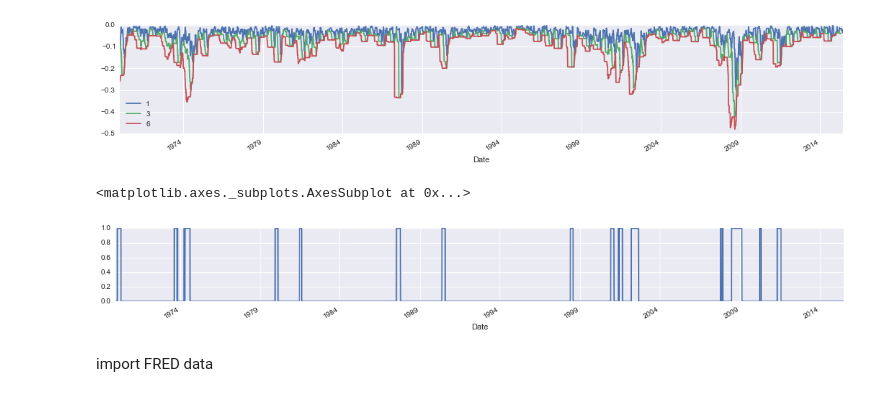
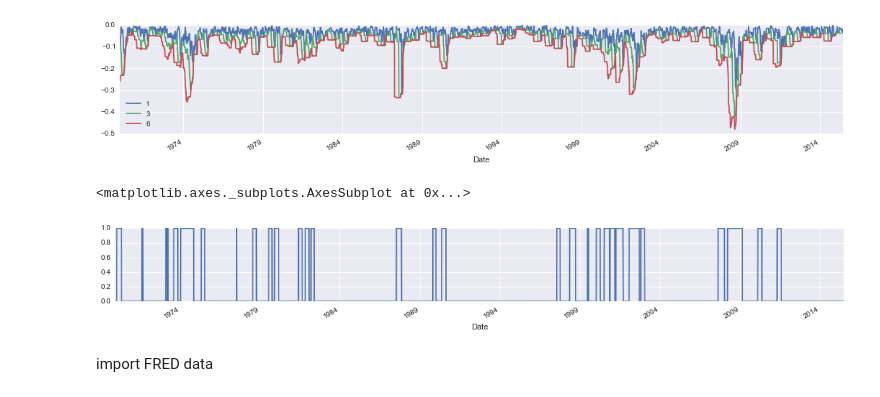
Before and after one commit to rhouck/bubble, a Jupyter notebook: notes/Model Construction.ipynb, the cells around one changed output. Saved outputs shown, nothing was run; the diff lists cells and outputs as text; code cells hidden in the pictures.

```diff
--- a/notes/Model Construction.ipynb
+++ b/notes/Model Construction.ipynb
@@ -56,11 +59,11 @@ losses.plot(figsize=[18,3])
 <matplotlib.axes._subplots.AxesSubplot at 0x...>
 [figure]
 # %%
-losses = tf.classify_losses(losses, loss_threshold=-.15, period=3)
+losses = tf.classify_losses(losses, loss_threshold=-.1, period=3)
 losses.plot(figsize=[18,2])
 # %% [output]
 <matplotlib.axes._subplots.AxesSubplot at 0x...>
-[figure, old version]
+[figure, new version]
 # %% [markdown]
 import FRED data
 # %%
```
Also changed, not shown: parts of 21 cells of this notebook.
